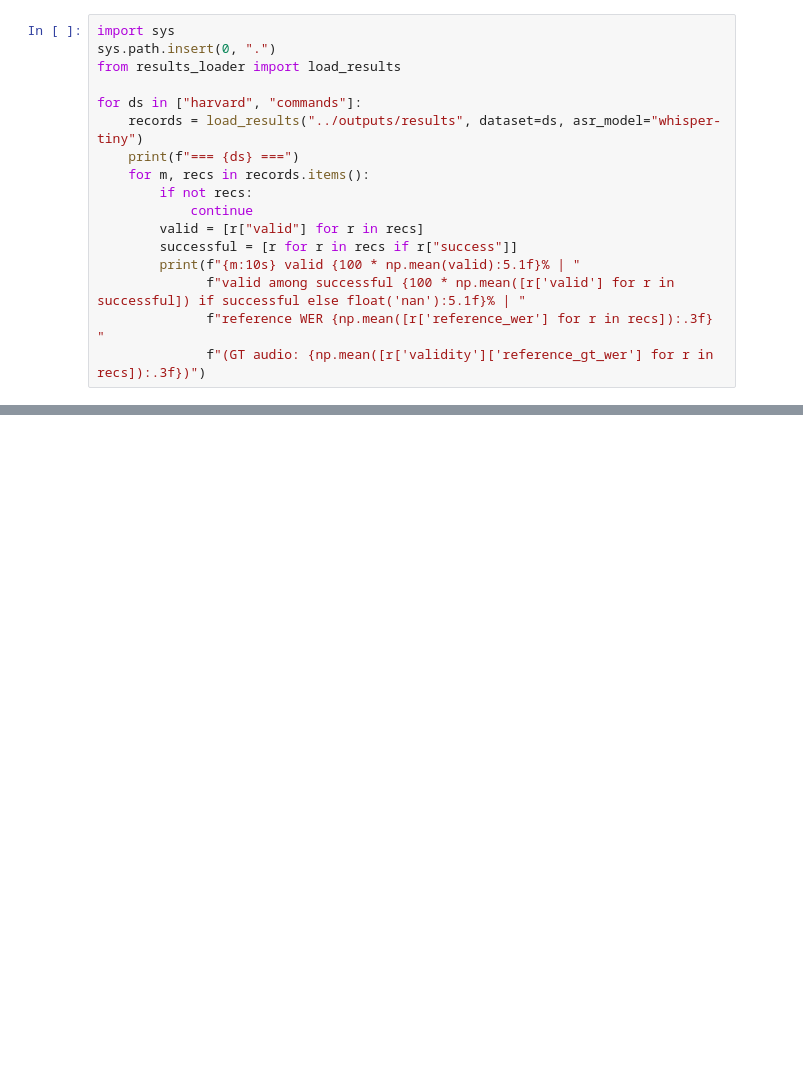
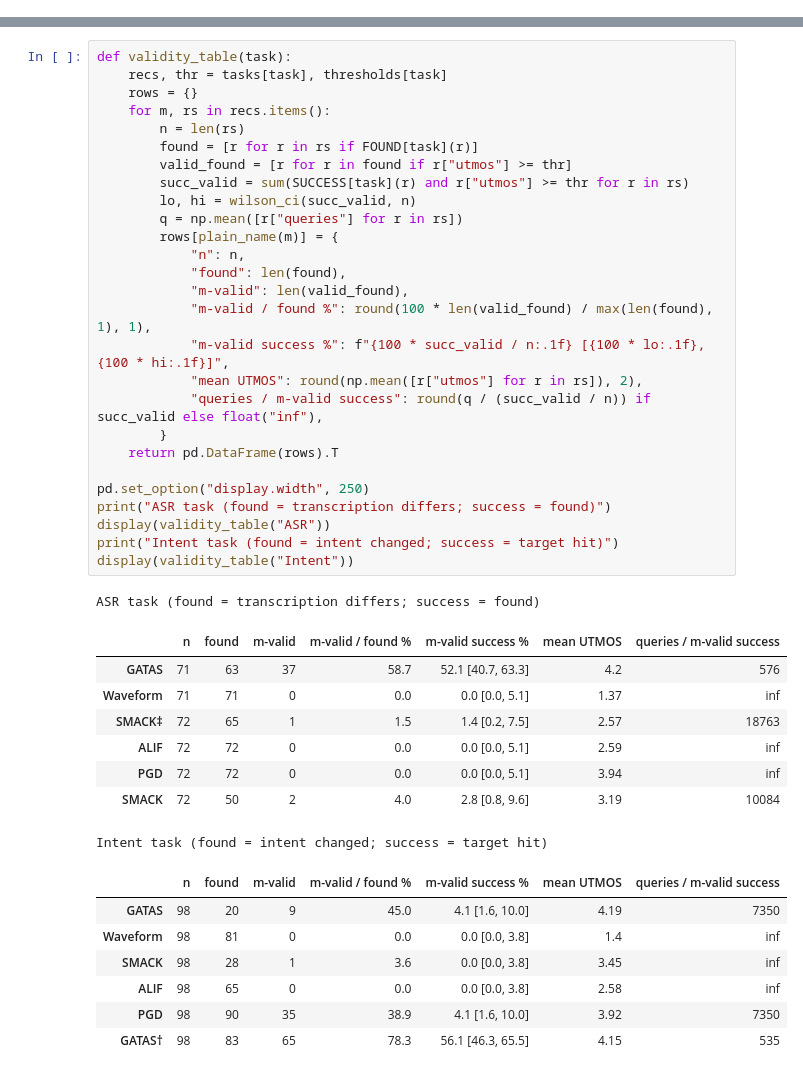
Before and after one commit to oliverweissl/GATAS, a Jupyter notebook: analysis/RQ2_Validity.ipynb, the cells around one changed output, grey strips where cells are left out. Cells and saved outputs as stored; diff of their text form; blank space fills up the shorter version.

```diff
--- a/analysis/RQ2_Validity.ipynb
+++ b/analysis/RQ2_Validity.ipynb
@@ -46,17 +56,0 @@ ground truth in the adversarial audio (WER $\leq$ 0.3, `src/metrics.py`). This c
-# %%
-import sys
-sys.path.insert(0, ".")
-from results_loader import load_results
-
-for ds in ["harvard", "commands"]:
-    records = load_results("../outputs/results", dataset=ds, asr_model="whisper-tiny")
-    print(f"=== {ds} ===")
-    for m, recs in records.items():
-        if not recs:
-            continue
-        valid = [r["valid"] for r in recs]
-        successful = [r for r in recs if r["success"]]
-        print(f"{m:10s} valid {100 * np.mean(valid):5.1f}% | "
-              f"valid among successful {100 * np.mean([r['valid'] for r in successful]) if successful else float('nan'):5.1f}% | "
-              f"reference WER {np.mean([r['reference_wer'] for r in recs]):.3f} "
-              f"(GT audio: {np.mean([r['validity']['reference_gt_wer'] for r in recs]):.3f})")
@@ -62,0 +102,44 @@ for ds in ["harvard", "commands"]:
+# %%
+def validity_table(task):
+    recs, thr = tasks[task], thresholds[task]
+    rows = {}
+    for m, rs in recs.items():
+        n = len(rs)
+        found = [r for r in rs if FOUND[task](r)]
+        valid_found = [r for r in found if r["utmos"] >= thr]
+        succ_valid = sum(SUCCESS[task](r) and r["utmos"] >= thr for r in rs)
+        lo, hi = wilson_ci(succ_valid, n)
+        q = np.mean([r["queries"] for r in rs])
+        rows[plain_name(m)] = {
+            "n": n,
+            "found": len(found),
+            "m-valid": len(valid_found),
+            "m-valid / found %": round(100 * len(valid_found) / max(len(found), 1), 1),
+            "m-valid success %": f"{100 * succ_valid / n:.1f} [{100 * lo:.1f}, {100 * hi:.1f}]",
+            "mean UTMOS": round(np.mean([r["utmos"] for r in rs]), 2),
+            "queries / m-valid success": round(q / (succ_valid / n)) if succ_valid else float("inf"),
+        }
+    return pd.DataFrame(rows).T
+
+pd.set_option("display.width", 250)
+print("ASR task (found = transcription differs; success = found)")
+display(validity_table("ASR"))
+print("Intent task (found = intent changed; success = target hit)")
+display(validity_table("Intent"))
+# %% [output]
+ASR task (found = transcription differs; success = found)
+|  | n | found | m-valid | m-valid / found % | m-valid success % | mean UTMOS | queries / m-valid success |
+| GATAS | 71 | 63 | 37 | 58.7 | 52.1 [40.7, 63.3] | 4.2 | 576 |
+| Waveform | 71 | 71 | 0 | 0.0 | 0.0 [0.0, 5.1] | 1.37 | inf |
+| SMACK‡ | 72 | 65 | 1 | 1.5 | 1.4 [0.2, 7.5] | 2.57 | 18763 |
+| ALIF | 72 | 72 | 0 | 0.0 | 0.0 [0.0, 5.1] | 2.59 | inf |
+| PGD | 72 | 72 | 0 | 0.0 | 0.0 [0.0, 5.1] | 3.94 | inf |
+| SMACK | 72 | 50 | 2 | 4.0 | 2.8 [0.8, 9.6] | 3.19 | 10084 |
+Intent task (found = intent changed; success = target hit)
+|  | n | found | m-valid | m-valid / found % | m-valid success % | mean UTMOS | queries / m-valid success |
+| GATAS | 98 | 20 | 9 | 45.0 | 4.1 [1.6, 10.0] | 4.19 | 7350 |
+| Waveform | 98 | 81 | 0 | 0.0 | 0.0 [0.0, 3.8] | 1.4 | inf |
+| SMACK | 98 | 28 | 1 | 3.6 | 0.0 [0.0, 3.8] | 3.45 | inf |
+| ALIF | 98 | 65 | 0 | 0.0 | 0.0 [0.0, 3.8] | 2.58 | inf |
+| PGD | 98 | 90 | 35 | 38.9 | 4.1 [1.6, 10.0] | 3.92 | 7350 |
+| GATAS† | 98 | 83 | 65 | 78.3 | 56.1 [46.3, 65.5] | 4.15 | 535 |
```
Also changed, not shown: parts of 4 cells of this notebook, 4 other files.
